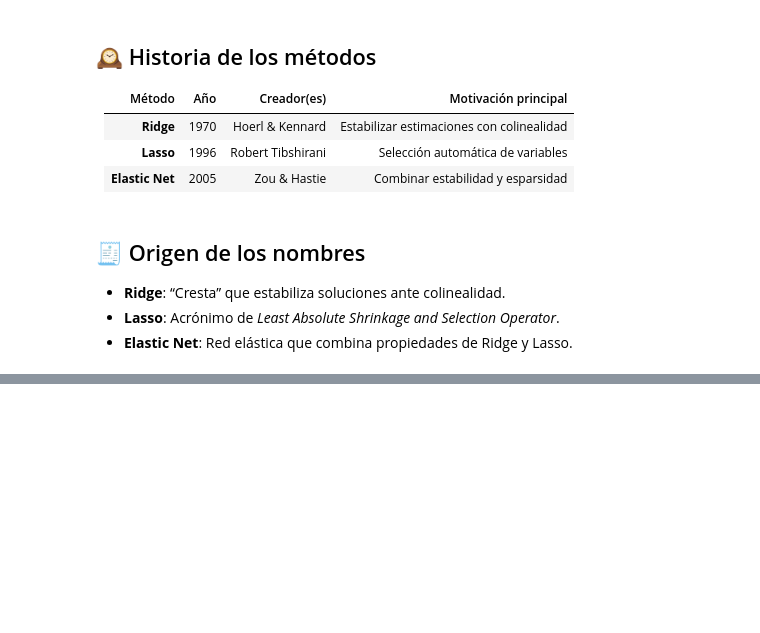
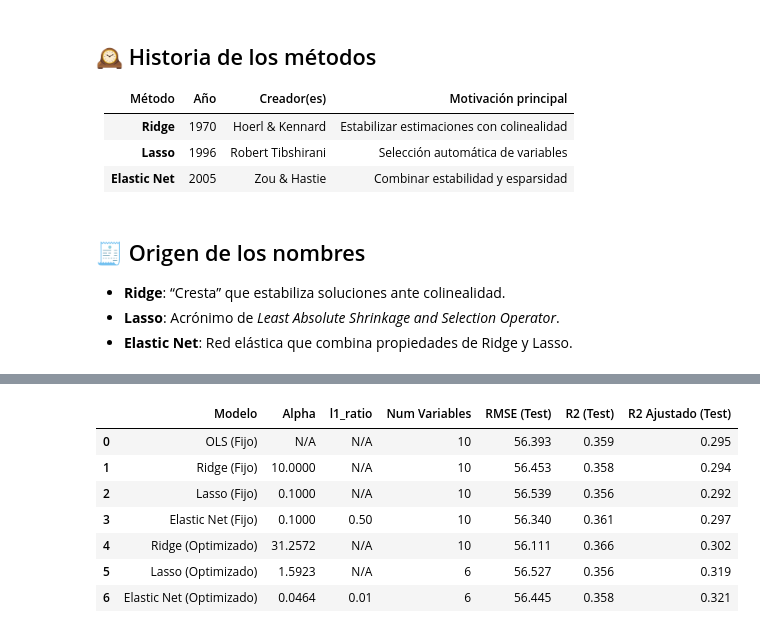
Before and after one commit to RobertoSam/Regresion-Regularizada, a Jupyter notebook: regresion_regularizada_completa_final.ipynb, the cells around one changed output, grey strips where cells are left out. Saved outputs shown, nothing was run; the diff lists cells and outputs as text; code cells hidden in the pictures; blank space fills up the shorter version.

```diff
--- a/regresion_regularizada_completa_final.ipynb
+++ b/regresion_regularizada_completa_final.ipynb
@@ -467,0 +661,97 @@ print("Elastic Net:", np.sum(enet.coef_ != 0))
+# %%
+import pandas as pd
+from sklearn.linear_model import LinearRegression, Ridge, Lasso, ElasticNet
+from sklearn.metrics import mean_squared_error, r2_score
+import numpy as np
+
+# Function to calculate adjusted R2
+def adjusted_r2(r2, n_samples, n_features):
+    # Handle the case where n_samples - n_features - 1 is zero or negative
+    if n_samples - n_features - 1 <= 0:
+        return np.nan # Return NaN or some other indicator
+    return 1 - (1 - r2) * (n_samples - 1) / (n_samples - n_features - 1)
+
+# Adjust OLS in the scaled training data to get its metrics on the test set
+ols = LinearRegression().fit(X_train_scaled, y_train)
+y_pred_ols = ols.predict(X_test_scaled)
+rmse_test_ols = np.sqrt(mean_squared_error(y_test, y_pred_ols))
+r2_test_ols = r2_score(y_test, y_pred_ols)
+n_samples_test = X_test_scaled.shape[0]
+n_features_ols = X_test_scaled.shape[1] # OLS uses all features
+adj_r2_test_ols = adjusted_r2(r2_test_ols, n_samples_test, n_features_ols)
+
+# Adjust Ridge, Lasso, and Elastic Net with fixed parameters to get their metrics on the test set
+# Correct alpha for Ridge to 10.0
+ridge_fijo = Ridge(alpha=10.0).fit(X_train_scaled, y_train)
+y_pred_ridge_fijo = ridge_fijo.predict(X_test_scaled)
+r2_test_ridge_fijo = r2_score(y_test, y_pred_ridge_fijo)
+n_features_ridge_fijo = X_test_scaled.shape[1] # Ridge uses all features
+adj_r2_test_ridge_fijo = adjusted_r2(r2_test_ridge_fijo, n_samples_test, n_features_ridge_fijo)
+
+
+lasso_fijo = Lasso(alpha=0.1, max_iter=10000).fit(X_train_scaled, y_train)
+y_pred_lasso_fijo = lasso_fijo.predict(X_test_scaled)
+r2_test_lasso_fijo = r2_score(y_test, y_pred_lasso_fijo)
+n_features_lasso_fijo = np.sum(lasso_fijo.coef_ != 0) # Lasso performs feature selection
+adj_r2_test_lasso_fijo = adjusted_r2(r2_test_lasso_fijo, n_samples_test, n_features_lasso_fijo)
+
+
+enet_fijo = ElasticNet(alpha=0.1, l1_ratio=0.5, max_iter=10000).fit(X_train_scaled, y_train)
+y_pred_enet_fijo = enet_fijo.predict(X_test_scaled)
+r2_test_enet_fijo = r2_score(y_test, y_pred_enet_fijo)
+n_features_enet_fijo = np.sum(enet_fijo.coef_ != 0) # Elastic Net performs feature selection
+adj_r2_test_enet_fijo = adjusted_r2(r2_test_enet_fijo, n_samples_test, n_features_enet_fijo)
+
+
+# Adjust the final Ridge model with the best alpha
+# ridge_optimo is already fitted from a previous cell, just calculate metrics
+r2_test = r2_score(y_test, y_pred_ridge_optimo) # y_pred_ridge_optimo is from a previous cell
+n_features_ridge_optimo = X_test_scaled.shape[1] # Ridge uses all features
+adj_r2_test = adjusted_r2(r2_test, n_samples_test, n_features_ridge_optimo)
+
+# Adjust the final Lasso model with the best alpha
+# lasso_optimo is already fitted from a previous cell, just calculate metrics
+r2_test_lasso = r2_score(y_test, y_pred_lasso_optimo) # y_pred_lasso_optimo is from a previous cell
+n_features_lasso_optimo = np.sum(lasso_optimo.coef_ != 0) # Lasso performs feature selection
+adj_r2_test_lasso = adjusted_r2(r2_test_lasso, n_samples_test, n_features_lasso_optimo)
+
+
+# Adjust the final Elastic Net model with the best hyperparameters
+# enet_optimo is already fitted from a previous cell, just calculate metrics
+r2_test_enet = r2_score(y_test, y_pred_enet_optimo) # y_pred_enet_optimo is from a previous cell
+n_features_enet_optimo = np.sum(enet_optimo.coef_ != 0) # Elastic Net performs feature selection
+adj_r2_test_enet = adjusted_r2(r2_test_enet, n_samples_test, n_features_enet_optimo)
+
+
+# Collect the results
+resultados = {
+    'Modelo': ['OLS (Fijo)', 'Ridge (Fijo)', 'Lasso (Fijo)', 'Elastic Net (Fijo)', 'Ridge (Optimizado)', 'Lasso (Optimizado)', 'Elastic Net (Optimizado)'],
+    'Alpha': ['N/A', 10.0, 0.1, 0.1, mejor_alpha, mejor_alpha_lasso, mejor_params_enet['alpha']],
+    'l1_ratio': ['N/A', 'N/A', 'N/A', 0.5, 'N/A', 'N/A', mejor_params_enet['l1_ratio']], # l1_ratio is only for Elastic Net and Optimized Elastic Net
+    'Num Variables': [n_features_ols, n_features_ridge_fijo, n_features_lasso_fijo, n_features_enet_fijo, n_features_ridge_optimo, n_features_lasso_optimo, n_features_enet_optimo],
+    'RMSE (Test)': [rmse_test_ols, np.sqrt(mean_squared_error(y_test, y_pred_ridge_fijo)), np.sqrt(mean_squared_error(y_test, y_pred_lasso_fijo)), np.sqrt(mean_squared_error(y_test, y_pred_enet_fijo)), np.sqrt(mean_squared_error(y_test, y_pred_ridge_optimo)), np.sqrt(mean_squared_error(y_test, y_pred_lasso_optimo)), np.sqrt(mean_squared_error(y_test, y_pred_enet_optimo))],
+    'R2 (Test)': [r2_test_ols, r2_test_ridge_fijo, r2_test_lasso_fijo, r2_test_enet_fijo, r2_test, r2_test_lasso, r2_test_enet],
+    'R2 Ajustado (Test)': [adj_r2_test_ols, adj_r2_test_ridge_fijo, adj_r2_test_lasso_fijo, adj_r2_test_enet_fijo, adj_r2_test, adj_r2_test_lasso, adj_r2_test_enet]
+}
+
+# Create DataFrame
+df_resultados = pd.DataFrame(resultados)
+
+# Format for better readability
+df_resultados['Alpha'] = df_resultados['Alpha'].replace('N/A', 'N/A').map(lambda x: '{:.4f}'.format(x) if isinstance(x, float) else x)
+df_resultados['l1_ratio'] = df_resultados['l1_ratio'].replace('N/A', 'N/A').map(lambda x: '{:.2f}'.format(x) if isinstance(x, float) else x)
+df_resultados['RMSE (Test)'] = df_resultados['RMSE (Test)'].map('{:.3f}'.format)
+df_resultados['R2 (Test)'] = df_resultados['R2 (Test)'].map('{:.3f}'.format)
+df_resultados['R2 Ajustado (Test)'] = df_resultados['R2 Ajustado (Test)'].map('{:.3f}'.format)
+
+
+display(df_resultados)
+# %% [output]
+|  | Modelo | Alpha | l1_ratio | Num Variables | RMSE (Test) | R2 (Test) | R2 Ajustado (Test) |
+| 0 | OLS (Fijo) | N/A | N/A | 10 | 56.393 | 0.359 | 0.295 |
+| 1 | Ridge (Fijo) | 10.0000 | N/A | 10 | 56.453 | 0.358 | 0.294 |
+| 2 | Lasso (Fijo) | 0.1000 | N/A | 10 | 56.539 | 0.356 | 0.292 |
+| 3 | Elastic Net (Fijo) | 0.1000 | 0.50 | 10 | 56.340 | 0.361 | 0.297 |
+| 4 | Ridge (Optimizado) | 31.2572 | N/A | 10 | 56.111 | 0.366 | 0.302 |
+| 5 | Lasso (Optimizado) | 1.5923 | N/A | 6 | 56.527 | 0.356 | 0.319 |
+| 6 | Elastic Net (Optimizado) | 0.0464 | 0.01 | 6 | 56.445 | 0.358 | 0.321 |
```
Also changed, not shown: parts of 20 cells of this notebook.
